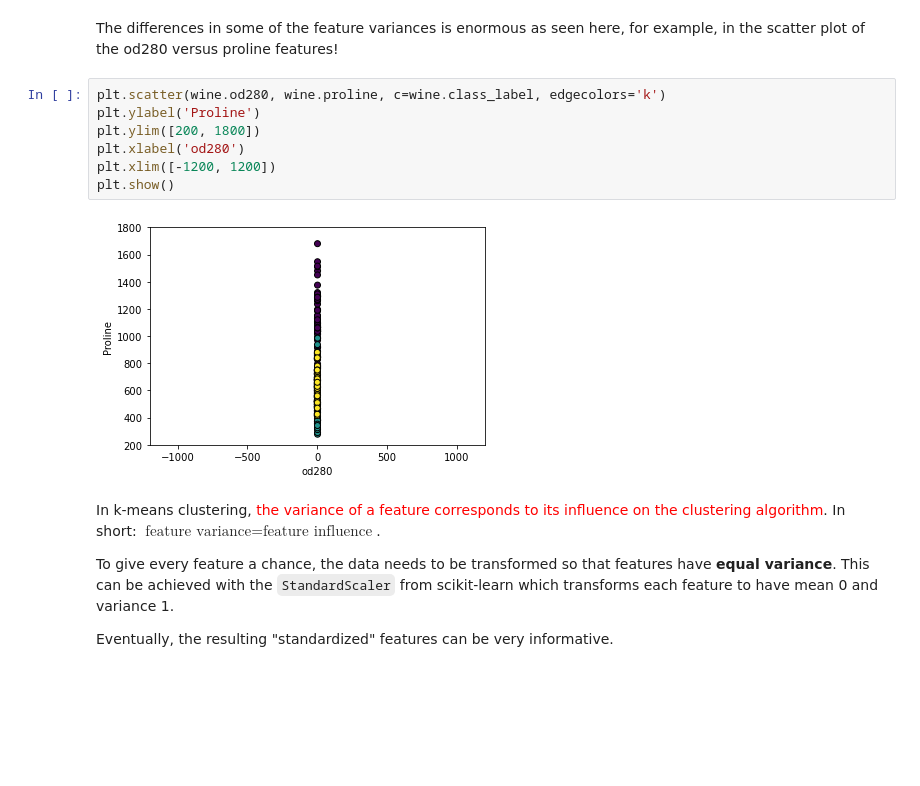
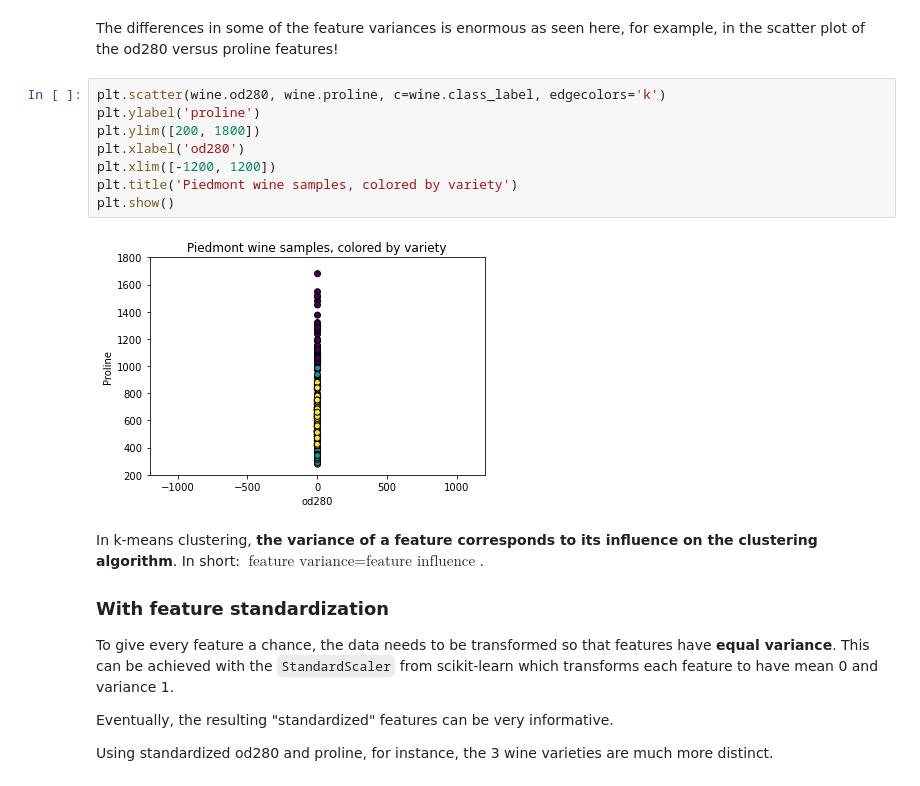
Before and after one commit to kbantoec/unsupervised_learning, a Jupyter notebook: clustering_for_dataset_exploration.ipynb, the cells around one changed output. Cells and saved outputs as stored; diff of their text form; blank space fills up the shorter version.

Commit message:
Added StandardScaler examples in section 3

```diff
--- a/clustering_for_dataset_exploration.ipynb
+++ b/clustering_for_dataset_exploration.ipynb
@@ -423,16 +428,21 @@ dtype: float64
 The differences in some of the feature variances is enormous as seen here, for example, in the scatter plot of the od280 versus proline features!
 # %%
 plt.scatter(wine.od280, wine.proline, c=wine.class_label, edgecolors='k')
-plt.ylabel('Proline')
+plt.ylabel('proline')
 plt.ylim([200, 1800])
 plt.xlabel('od280')
 plt.xlim([-1200, 1200])
+plt.title('Piedmont wine samples, colored by variety')
 plt.show()
 # %% [output]
-[figure, old version]
+[figure, new version]
 # %% [markdown]
-In k-means clustering, <span style='color:red;'>the variance of a feature corresponds to its influence on the clustering algorithm</span>. In short: $\text{feature variance} = \text{feature influence}$.
+In k-means clustering, **the variance of a feature corresponds to its influence on the clustering algorithm**. In short: $\text{feature variance} = \text{feature influence}$.
+
+### With feature standardization
 
 To give every feature a chance, the data needs to be transformed so that features have **equal variance**. This can be achieved with the `StandardScaler` from scikit-learn which transforms each feature to have mean 0 and variance 1.
 
 Eventually, the resulting "standardized" features can be very informative.
+
+Using standardized od280 and proline, for instance, the 3 wine varieties are much more distinct.
```
Also changed, not shown: parts of 14 cells of this notebook.
